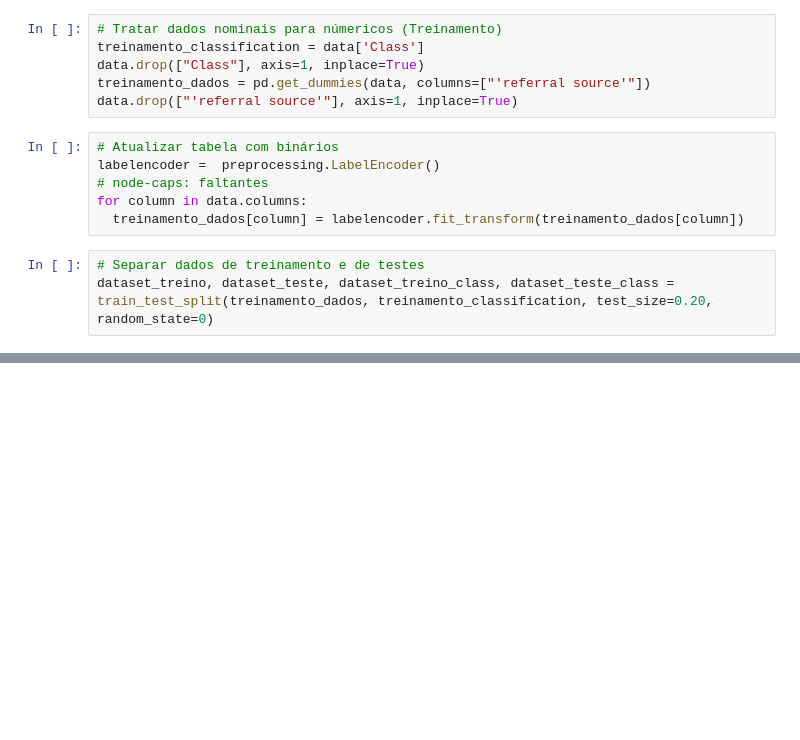
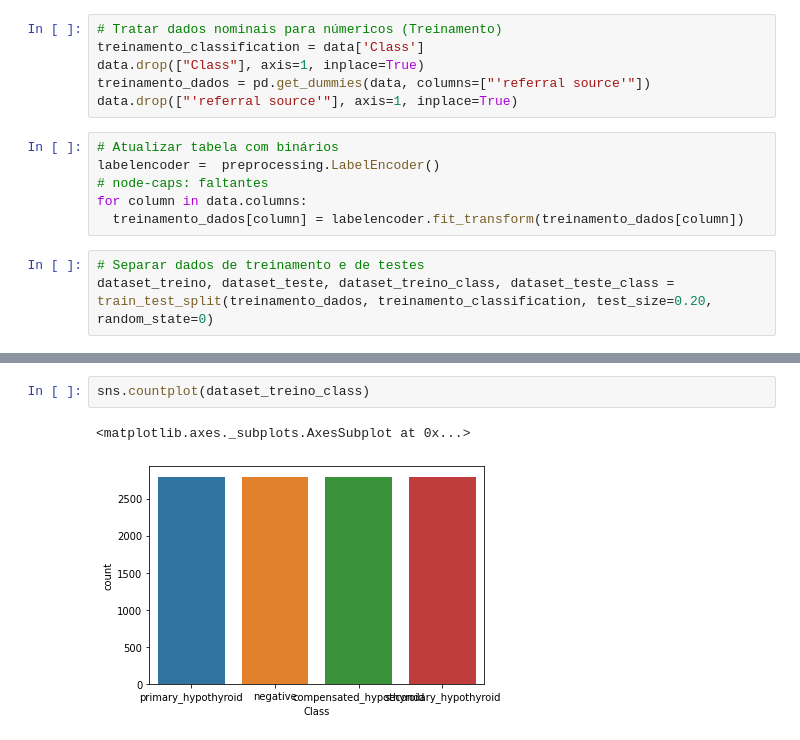
Before and after one commit to brunofaria27/artificial-intelligence, a Jupyter notebook: Decision Tree/Naive Bayes - Difference/DecisionTreeAndNaiveLabor.ipynb, the cells around one changed output, grey strips where cells are left out. Drawn from its saved outputs; the diff is of its cells as text; blank space fills up the shorter version.

```diff
--- a/Decision Tree/Naive Bayes - Difference/DecisionTreeAndNaiveLabor.ipynb
+++ b/Decision Tree/Naive Bayes - Difference/DecisionTreeAndNaiveLabor.ipynb
@@ -52,3 +64,8 @@ dataset_treino, dataset_teste, dataset_treino_class, dataset_teste_class = train
+# %%
+sns.countplot(dataset_treino_class)
+# %% [output]
+<matplotlib.axes._subplots.AxesSubplot at 0x...>
+[figure, added]
 # %%
 # Criar e treinar árvore de decisão
 tree_data = DecisionTreeClassifier(criterion="entropy")
```
Also changed, not shown: parts of 9 cells of this notebook, 3 other files.
